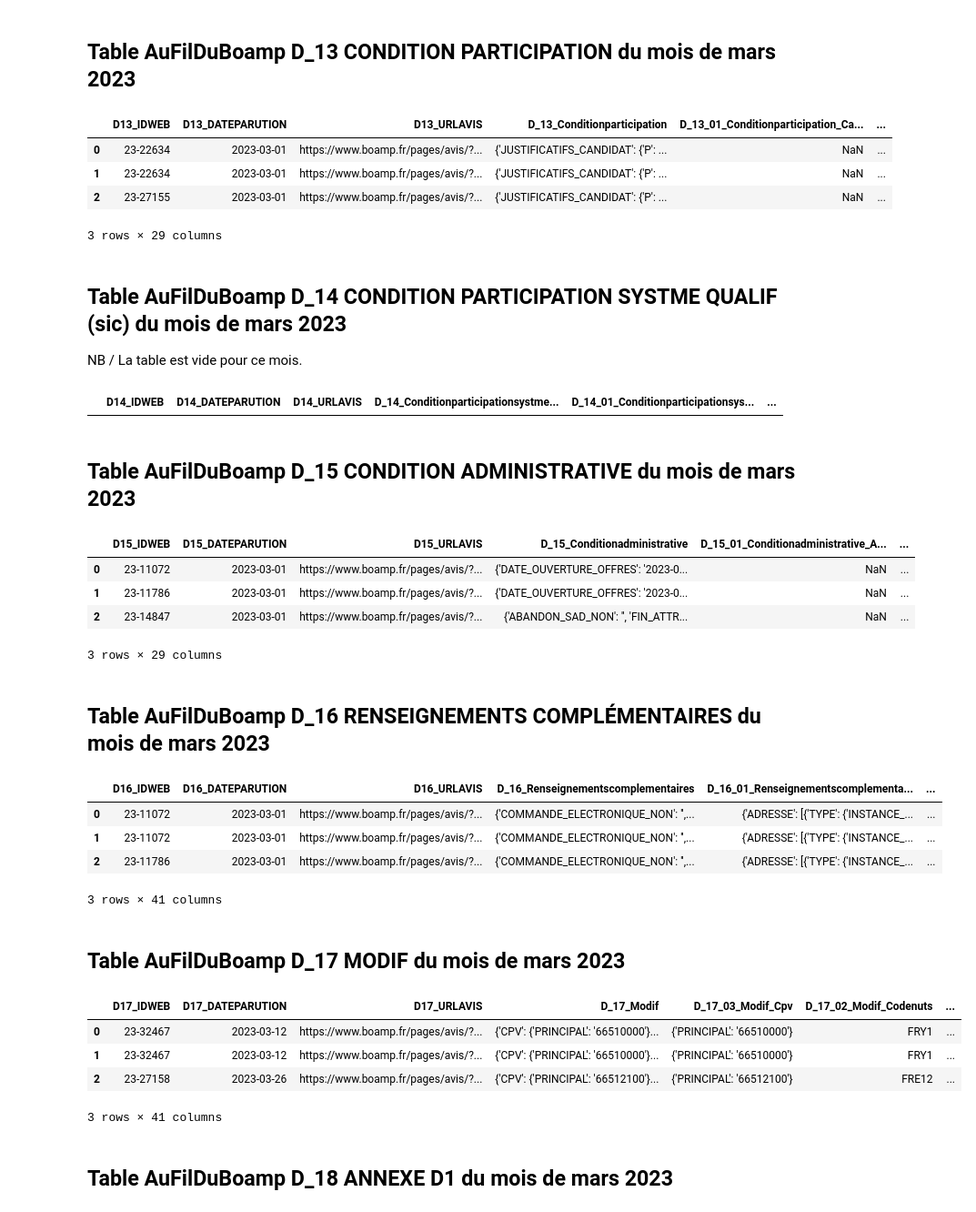
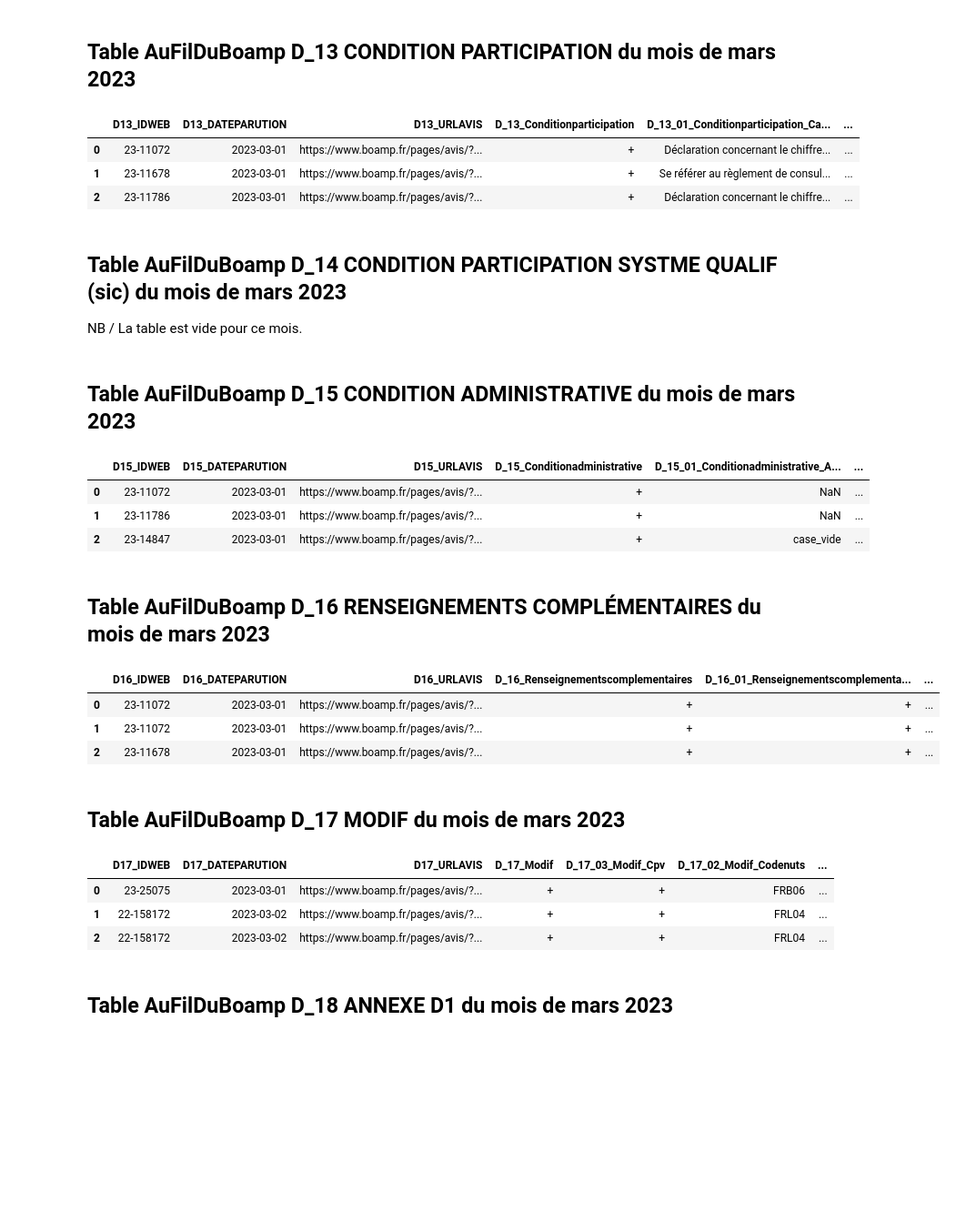
Before and after one commit to AuFilDuBoamp/partages, a Jupyter notebook: AuFilDuBoamp_Integrale_Tables_Mars_2023.ipynb, the cells around one changed output. Shown: that part at 91% size. Drawn from its saved outputs; the diff is of its cells as text; code cells hidden in the pictures; blank space fills up the shorter version.

```diff
--- a/AuFilDuBoamp_Integrale_Tables_Mars_2023.ipynb
+++ b/AuFilDuBoamp_Integrale_Tables_Mars_2023.ipynb
@@ -21 +19,6 @@ import pandas as pd
+# %%
+import pandas as pd
+pd.options.display.max_rows = 200
+pd.options.display.max_columns = 200
+pd.options.display.max_colwidth = 300
 # %% [markdown]
@@ -171,55 +164,46 @@ pd.read_csv('https://www.aufilduboamp.com/partages/AUFILDUBOAMP_INTEGRALE_MARS_2
 # %% [markdown]
 ## Table AuFilDuBoamp D_13 CONDITION PARTICIPATION du mois de mars 2023
 # %%
-pd.read_csv('https://www.aufilduboamp.com/partages/AUFILDUBOAMP_INTEGRALE_MARS_2023_CSV/D_13_CONDITIONPARTICIPATION_2023_03_AP.csv',
-            sep=';', low_memory=False, nrows=3)
+pd.read_csv('https://www.aufilduboamp.com/partages/aufilduboamp_integrale_mars_2023_csv_zip/D13_MARS_2023.csv.zip',
+            sep=';', low_memory=False, nrows=3, compression='zip')
 # %% [output]
 |  | D13_IDWEB | D13_DATEPARUTION | D13_URLAVIS | D_13_Conditionparticipation | D_13_01_Conditionparticipation_Ca... | ... |
-| 0 | 23-22634 | 2023-03-01 | https://www.boamp.fr/pages/avis/?... | {'JUSTIFICATIFS_CANDIDAT': {'P': ... | NaN | ... |
-| 1 | 23-22634 | 2023-03-01 | https://www.boamp.fr/pages/avis/?... | {'JUSTIFICATIFS_CANDIDAT': {'P': ... | NaN | ... |
-| 2 | 23-27155 | 2023-03-01 | https://www.boamp.fr/pages/avis/?... | {'JUSTIFICATIFS_CANDIDAT': {'P': ... | NaN | ... |
+| 0 | 23-11072 | 2023-03-01 | https://www.boamp.fr/pages/avis/?... | + | Déclaration concernant le chiffre... | ... |
+| 1 | 23-11678 | 2023-03-01 | https://www.boamp.fr/pages/avis/?... | + | Se référer au règlement de consul... | ... |
+| 2 | 23-11786 | 2023-03-01 | https://www.boamp.fr/pages/avis/?... | + | Déclaration concernant le chiffre... | ... |
-3 rows × 29 columns
 # %% [markdown]
 ## Table AuFilDuBoamp D_14 CONDITION PARTICIPATION SYSTME QUALIF (sic) du mois de mars 2023
 NB / La table est vide pour ce mois.
-# %%
-pd.read_csv('https://www.aufilduboamp.com/partages/AUFILDUBOAMP_INTEGRALE_MARS_2023_CSV/D_14_CONDITIONPARTICIPATIONSYSTMEQUALIF_2023_03_AP.csv',
-            sep=';', low_memory=False, nrows=3)
-# %% [output]
-|  | D14_IDWEB | D14_DATEPARUTION | D14_URLAVIS | D_14_Conditionparticipationsystme... | D_14_01_Conditionparticipationsys... | ... |
 # %% [markdown]
 ## Table AuFilDuBoamp D_15 CONDITION ADMINISTRATIVE du mois de mars 2023
 # %%
-pd.read_csv('https://www.aufilduboamp.com/partages/AUFILDUBOAMP_INTEGRALE_MARS_2023_CSV/D_15_CONDITIONADMINISTRATIVE_2023_03_AP.csv',
-            sep=';', low_memory=False, nrows=3)
+pd.read_csv('https://www.aufilduboamp.com/partages/aufilduboamp_integrale_mars_2023_csv_zip/D15_MARS_2023.csv.zip',
+            sep=';', low_memory=False, nrows=3, compression='zip')
 # %% [output]
 |  | D15_IDWEB | D15_DATEPARUTION | D15_URLAVIS | D_15_Conditionadministrative | D_15_01_Conditionadministrative_A... | ... |
-| 0 | 23-11072 | 2023-03-01 | https://www.boamp.fr/pages/avis/?... | {'DATE_OUVERTURE_OFFRES': '2023-0... | NaN | ... |
-| 1 | 23-11786 | 2023-03-01 | https://www.boamp.fr/pages/avis/?... | {'DATE_OUVERTURE_OFFRES': '2023-0... | NaN | ... |
-| 2 | 23-14847 | 2023-03-01 | https://www.boamp.fr/pages/avis/?... | {'ABANDON_SAD_NON': '', 'FIN_ATTR... | NaN | ... |
+| 0 | 23-11072 | 2023-03-01 | https://www.boamp.fr/pages/avis/?... | + | NaN | ... |
+| 1 | 23-11786 | 2023-03-01 | https://www.boamp.fr/pages/avis/?... | + | NaN | ... |
+| 2 | 23-14847 | 2023-03-01 | https://www.boamp.fr/pages/avis/?... | + | case_vide | ... |
-3 rows × 29 columns
 # %% [markdown]
 ## Table AuFilDuBoamp D_16 RENSEIGNEMENTS COMPLÉMENTAIRES du mois de mars 2023
 # %%
-pd.read_csv('https://www.aufilduboamp.com/partages/AUFILDUBOAMP_INTEGRALE_MARS_2023_CSV/D_16_RENSEIGNEMENTSCOMPLEMENTAIRES_2023_03_AP.csv',
-            sep=';', low_memory=False, nrows=3)
+pd.read_csv('https://www.aufilduboamp.com/partages/aufilduboamp_integrale_mars_2023_csv_zip/D16_MARS_2023.csv.zip',
+            sep=';', low_memory=False, nrows=3, compression='zip')
 # %% [output]
 |  | D16_IDWEB | D16_DATEPARUTION | D16_URLAVIS | D_16_Renseignementscomplementaires | D_16_01_Renseignementscomplementa... | ... |
-| 0 | 23-11072 | 2023-03-01 | https://www.boamp.fr/pages/avis/?... | {'COMMANDE_ELECTRONIQUE_NON': '',... | {'ADRESSE': [{'TYPE': {'INSTANCE_... | ... |
-| 1 | 23-11072 | 2023-03-01 | https://www.boamp.fr/pages/avis/?... | {'COMMANDE_ELECTRONIQUE_NON': '',... | {'ADRESSE': [{'TYPE': {'INSTANCE_... | ... |
-| 2 | 23-11786 | 2023-03-01 | https://www.boamp.fr/pages/avis/?... | {'COMMANDE_ELECTRONIQUE_NON': '',... | {'ADRESSE': [{'TYPE': {'INSTANCE_... | ... |
+| 0 | 23-11072 | 2023-03-01 | https://www.boamp.fr/pages/avis/?... | + | + | ... |
+| 1 | 23-11072 | 2023-03-01 | https://www.boamp.fr/pages/avis/?... | + | + | ... |
+| 2 | 23-11678 | 2023-03-01 | https://www.boamp.fr/pages/avis/?... | + | + | ... |
-3 rows × 41 columns
 # %% [markdown]
 ## Table AuFilDuBoamp D_17 MODIF du mois de mars 2023
 # %%
-pd.read_csv('https://www.aufilduboamp.com/partages/AUFILDUBOAMP_INTEGRALE_MARS_2023_CSV/D_17_MODIF_2023_03_AP.csv',
-            sep=';', low_memory=False, nrows=3)
+pd.read_csv('https://www.aufilduboamp.com/partages/aufilduboamp_integrale_mars_2023_csv_zip/D17_MARS_2023.csv.zip',
+            sep=';', low_memory=False, nrows=3, compression='zip')
 # %% [output]
 |  | D17_IDWEB | D17_DATEPARUTION | D17_URLAVIS | D_17_Modif | D_17_03_Modif_Cpv | D_17_02_Modif_Codenuts | ... |
-| 0 | 23-32467 | 2023-03-12 | https://www.boamp.fr/pages/avis/?... | {'CPV': {'PRINCIPAL': '66510000'}... | {'PRINCIPAL': '66510000'} | FRY1 | ... |
-| 1 | 23-32467 | 2023-03-12 | https://www.boamp.fr/pages/avis/?... | {'CPV': {'PRINCIPAL': '66510000'}... | {'PRINCIPAL': '66510000'} | FRY1 | ... |
-| 2 | 23-27158 | 2023-03-26 | https://www.boamp.fr/pages/avis/?... | {'CPV': {'PRINCIPAL': '66512100'}... | {'PRINCIPAL': '66512100'} | FRE12 | ... |
+| 0 | 23-25075 | 2023-03-01 | https://www.boamp.fr/pages/avis/?... | + | + | FRB06 | ... |
+| 1 | 22-158172 | 2023-03-02 | https://www.boamp.fr/pages/avis/?... | + | + | FRL04 | ... |
+| 2 | 22-158172 | 2023-03-02 | https://www.boamp.fr/pages/avis/?... | + | + | FRL04 | ... |
-3 rows × 41 columns
 # %% [markdown]
 ## Table AuFilDuBoamp D_18 ANNEXE D1 du mois de mars 2023
 # %%
```
Also changed, not shown: parts of 25 cells of this notebook.
